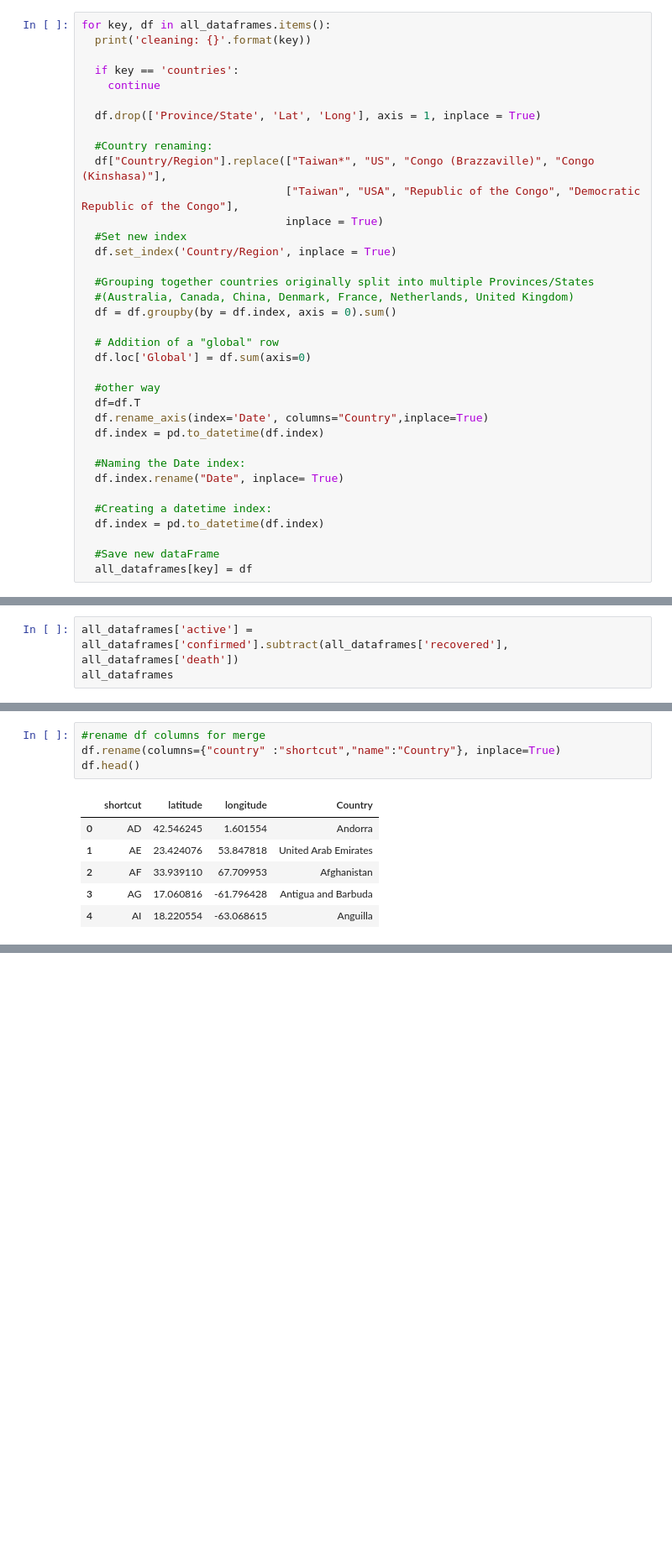
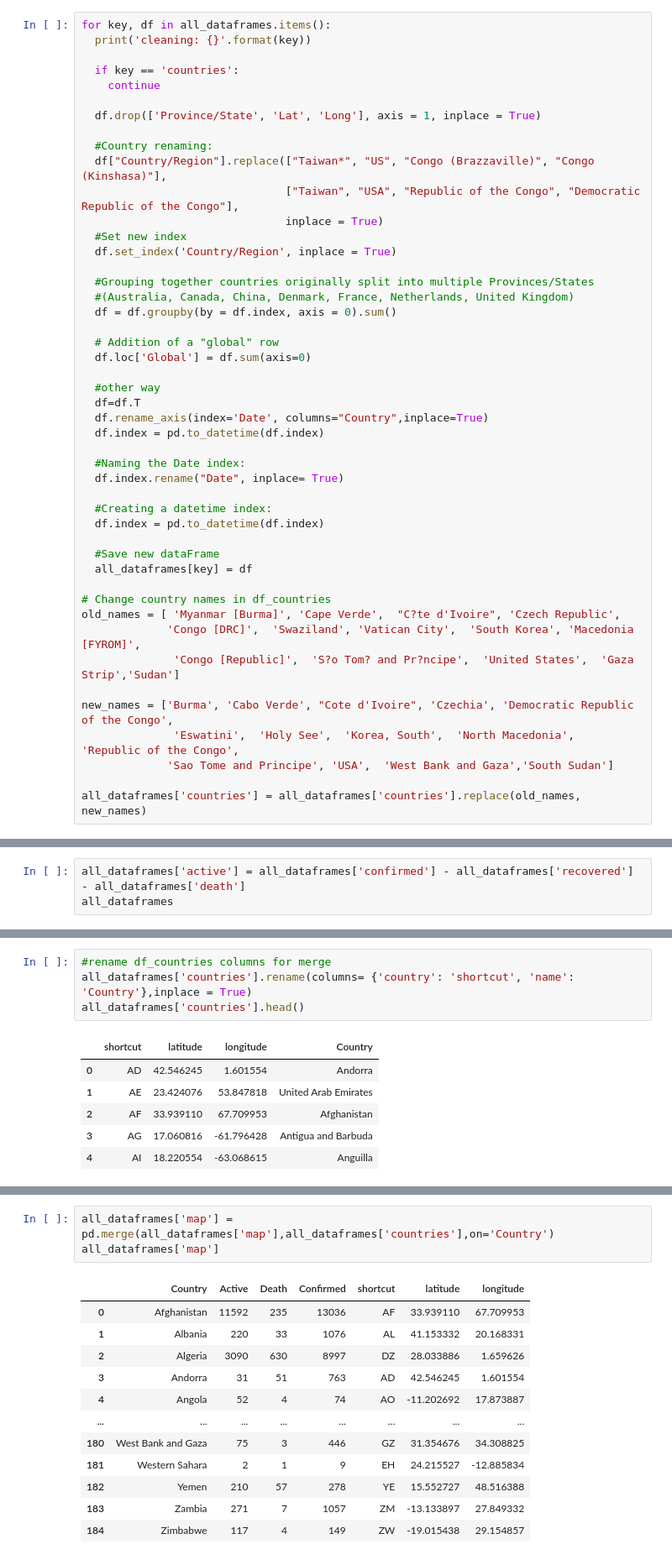
Before and after one commit to rechavar/pyCovid_TechLabsProj, a Jupyter notebook: TechLabs__finalProject.ipynb, the cells around one changed output, grey strips where cells are left out. Shown at 84% size. Cells and saved outputs as stored; diff of their text form; blank space fills up the shorter version.

```diff
--- a/TechLabs__finalProject.ipynb
+++ b/TechLabs__finalProject.ipynb
@@ -125,6 +150,17 @@ for key, df in all_dataframes.items():
 
   #Save new dataFrame
   all_dataframes[key] = df
+
+# Change country names in df_countries
+old_names = [ 'Myanmar [Burma]', 'Cape Verde',  "C?te d'Ivoire", 'Czech Republic',
+             'Congo [DRC]',  'Swaziland', 'Vatican City',  'South Korea', 'Macedonia [FYROM]',
+              'Congo [Republic]',  'S?o Tom? and Pr?ncipe',  'United States',  'Gaza Strip','Sudan']
+
+new_names = ['Burma', 'Cabo Verde', "Cote d'Ivoire", 'Czechia', 'Democratic Republic of the Congo',
+              'Eswatini',  'Holy See',  'Korea, South',  'North Macedonia',  'Republic of the Congo',
+             'Sao Tome and Principe', 'USA',  'West Bank and Gaza','South Sudan']
+
+all_dataframes['countries'] = all_dataframes['countries'].replace(old_names, new_names)
 # %% [output]
 cleaning: confirmed
 cleaning: death
@@ -149,6 +185,6 @@ df
 # %% [markdown]
 #### Active cases
 # %%
-all_dataframes['active'] = all_dataframes['confirmed'].subtract(all_dataframes['recovered'], all_dataframes['death'])
+all_dataframes['active'] = all_dataframes['confirmed'] - all_dataframes['recovered'] - all_dataframes['death']
 all_dataframes
 # %% [output]
@@ -212,7 +292,7 @@ warnings.filterwarnings('ignore')
 # %%
-#rename df columns for merge
-df.rename(columns={"country" :"shortcut","name":"Country"}, inplace=True)
-df.head()
+#rename df_countries columns for merge
+all_dataframes['countries'].rename(columns= {'country': 'shortcut', 'name': 'Country'},inplace = True)
+all_dataframes['countries'].head()
 # %% [output]
 |  | shortcut | latitude | longitude | Country |
 | 0 | AD | 42.546245 | 1.601554 | Andorra |
@@ -261,0 +317,16 @@ df_complete.head()
+# %%
+all_dataframes['map'] = pd.merge(all_dataframes['map'],all_dataframes['countries'],on='Country')
+all_dataframes['map']
+# %% [output]
+|  | Country | Active | Death | Confirmed | shortcut | latitude | longitude |
+| 0 | Afghanistan | 11592 | 235 | 13036 | AF | 33.939110 | 67.709953 |
+| 1 | Albania | 220 | 33 | 1076 | AL | 41.153332 | 20.168331 |
+| 2 | Algeria | 3090 | 630 | 8997 | DZ | 28.033886 | 1.659626 |
+| 3 | Andorra | 31 | 51 | 763 | AD | 42.546245 | 1.601554 |
+| 4 | Angola | 52 | 4 | 74 | AO | -11.202692 | 17.873887 |
+| ... | ... | ... | ... | ... | ... | ... | ... |
+| 180 | West Bank and Gaza | 75 | 3 | 446 | GZ | 31.354676 | 34.308825 |
+| 181 | Western Sahara | 2 | 1 | 9 | EH | 24.215527 | -12.885834 |
+| 182 | Yemen | 210 | 57 | 278 | YE | 15.552727 | 48.516388 |
+| 183 | Zambia | 271 | 7 | 1057 | ZM | -13.133897 | 27.849332 |
+| 184 | Zimbabwe | 117 | 4 | 149 | ZW | -19.015438 | 29.154857 |
```
Also changed, not shown: parts of 37 cells of this notebook.
